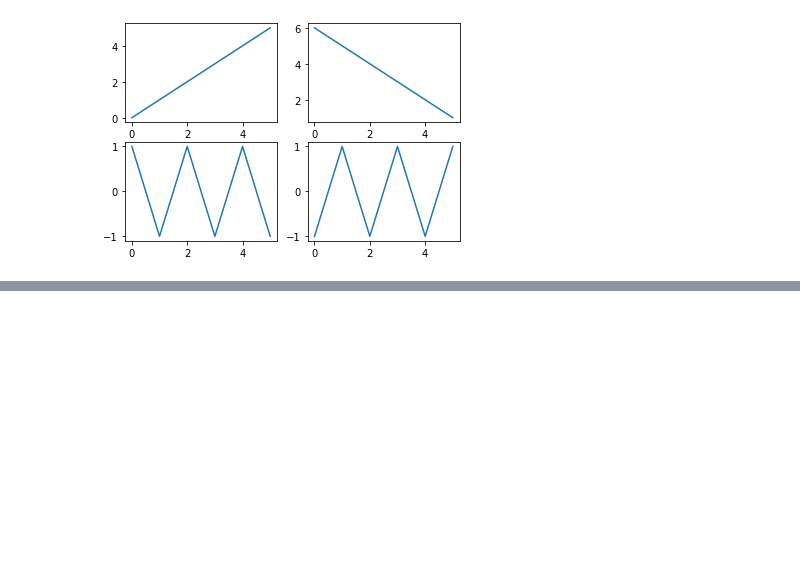
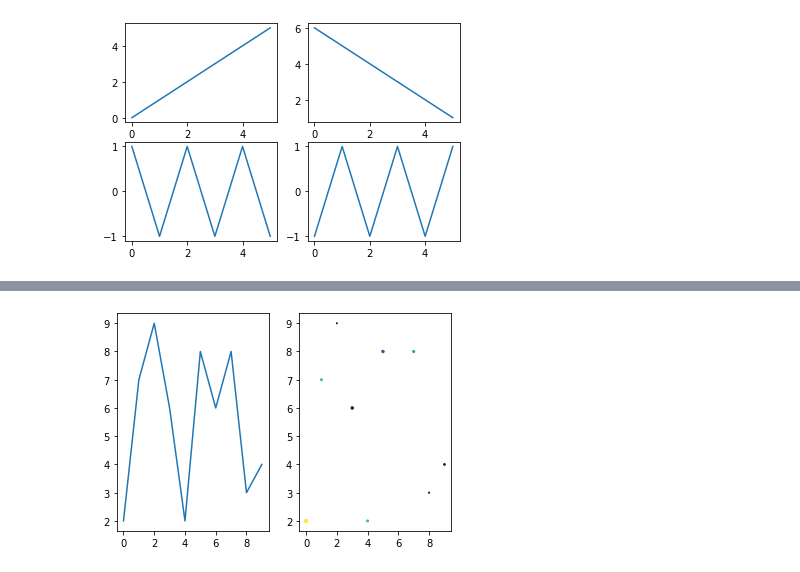
Before and after one commit to tauimonen/Data-science, a Jupyter notebook: Matplotlib.ipynb, the cells around one changed output, grey strips where cells are left out. Saved outputs shown, nothing was run; the diff lists cells and outputs as text; code cells hidden in the pictures; blank space fills up the shorter version.

```diff
--- a/Matplotlib.ipynb
+++ b/Matplotlib.ipynb
@@ -51,3 +51,8 @@ plt.plot((-1)**np.arange(1, 7))
 plt.show()
 # %% [output]
 [figure]
+# %%
+n = 10
+a = np.random.randint(0, 10, (n, 3))
+a = np.concatenate([np.arange(n)[:, np.newaxis], a], axis=1)
+a
@@ -53,0 +82,13 @@ plt.show()
+# %%
+fig, (ax1, ax2) = plt.subplots(1,2)
+x = a[:,0]
+y = a[:,1]
+color = a[:,2]
+size = a[:,3]
+
+ax1.plot(x, y)
+ax2.scatter(x, y, c=color, s=size)
+
+plt.show()
+# %% [output]
+[figure, added]
```
Also changed, not shown: parts of 4 cells of this notebook, 2 other files.
